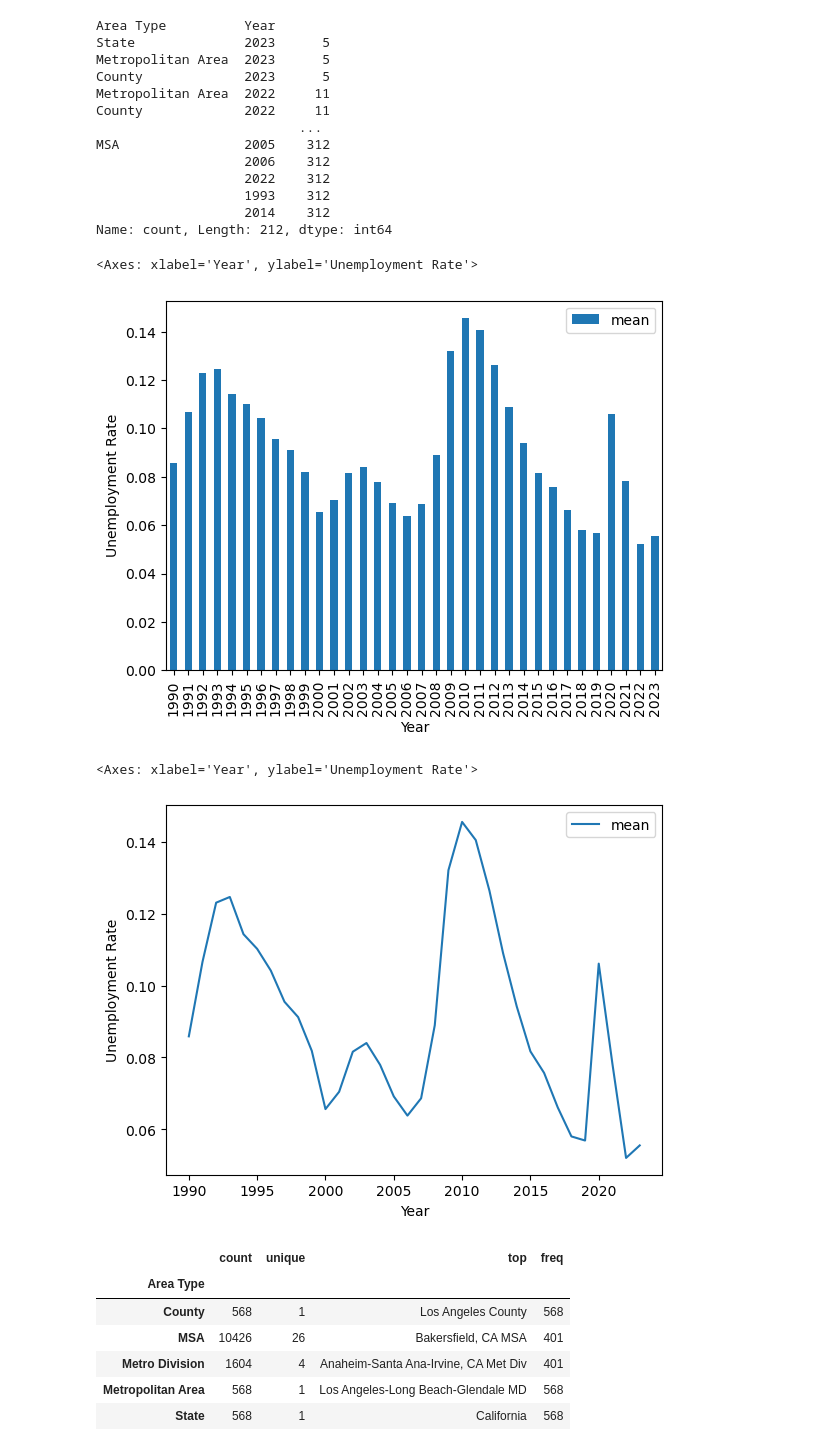
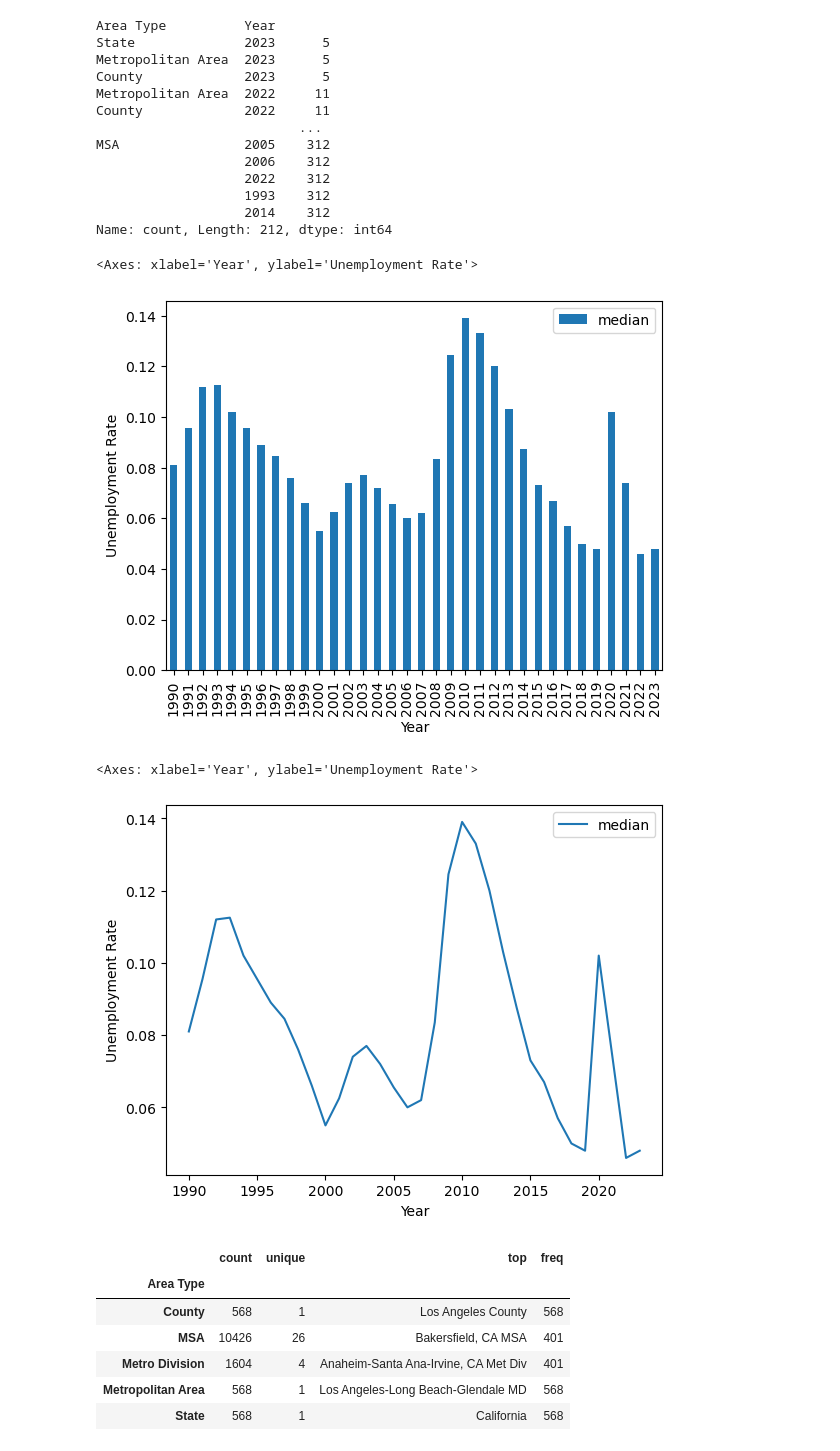
Before and after one commit to Tinashe-04/LocalAreaUnemploymentStatistics, a Jupyter notebook: Local Area Unemployment Stats.ipynb, the cells around one changed output. Drawn from its saved outputs; the diff is of its cells as text; code cells hidden in the pictures.

```diff
--- a/Local Area Unemployment Stats.ipynb
+++ b/Local Area Unemployment Stats.ipynb
@@ -106,3 +109,7 @@ Unemployment                      int64
 Unemployment Rate               float64
 Unemployment Rate %             float64
 dtype: object
+# %%
+# change 'Date' column to datetime type for ease of manipulation
+df['Date'] = pd.to_datetime(df['Date'], format='%m/%d/%Y')
+df.dtypes
@@ -250,20 +271,20 @@ Name: count, Length: 212, dtype: int64
 # %%
 # let's plot the unemployment rates for the 26 MSAs
 
 states[states['Seasonally Adjusted (Y/N)'] == 'Y'].sort_values(by=['Year', 'Date'])
 msa = seasonally_adjusted_df[seasonally_adjusted_df['Area Type'] == 'MSA'].groupby('Year')
-msa_mean = msa['Unemployment Rate'].agg(['mean'])
-msa_mean.plot(kind='bar', xlabel='Year', ylabel='Unemployment Rate')
+msa_median = msa['Unemployment Rate'].agg(['median'])
+msa_median.plot(kind='bar', xlabel='Year', ylabel='Unemployment Rate')
 # %% [output]
 <Axes: xlabel='Year', ylabel='Unemployment Rate'>
-[figure, old version]
+[figure, new version]
 # %%
 # let's make it a line plot to see how much neater it will be
 
-msa_mean.plot(xlabel='Year', ylabel='Unemployment Rate')
+msa_median.plot(xlabel='Year', ylabel='Unemployment Rate')
 # %% [output]
 <Axes: xlabel='Year', ylabel='Unemployment Rate'>
-[figure, old version]
+[figure, new version]
 # %%
 # let's examine the names of each of the data points we will be observing next
 
```
Also changed, not shown: parts of 10 cells of this notebook.
